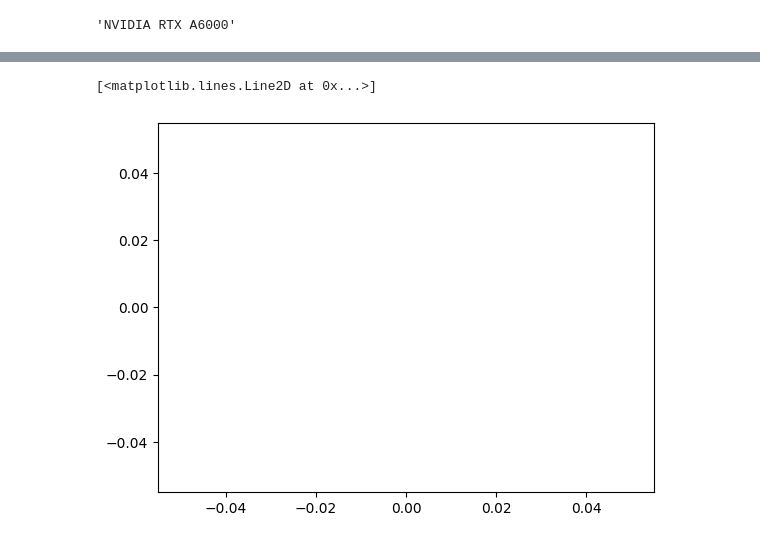
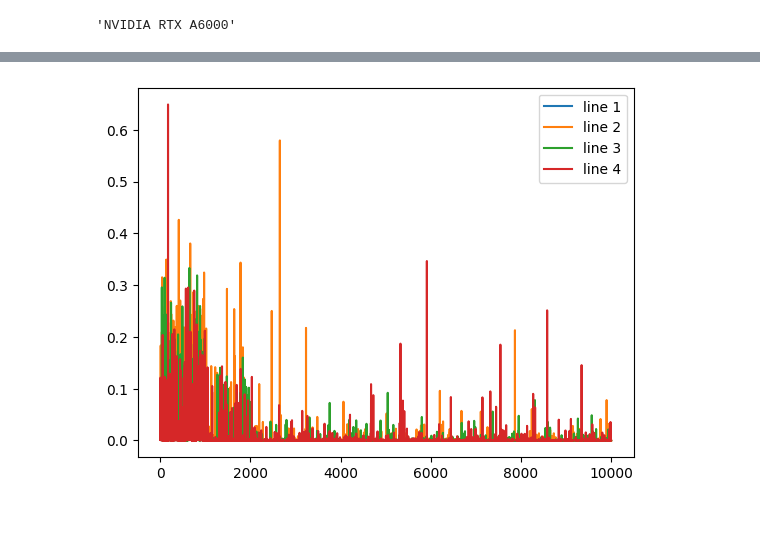
Before and after one commit to arnajak/Symbol-tuning, a Jupyter notebook: Merge_model.ipynb, the cells around one changed output, grey strips where cells are left out. Drawn from its saved outputs; the diff is of its cells as text; code cells hidden in the pictures.

```diff
--- a/Merge_model.ipynb
+++ b/Merge_model.ipynb
@@ -305,5 +330,16 @@ plt.plot(perplexities_3)
-# %%
-plt.plot(perplexities_4)
-# %% [output]
-[<matplotlib.lines.Line2D at 0x...>]
-[figure, removed]
+# %%
+def to_cpu(losses):
+    return losses.cpu().detach().numpy()
+loss_1 = map(to_cpu,losses_1)
+loss_2 = map(to_cpu,losses_2)
+loss_3 = map(to_cpu,losses_3)
+loss_4 = map(to_cpu,losses_4)
+# %%
+plt.plot(list(loss_1),label = "line 1")
+plt.plot(list(loss_2),label = "line 2")
+plt.plot(list(loss_3),label = "line 3")
+plt.plot(list(loss_4),label = "line 4")
+plt.legend()
+plt.show()
+# %% [output]
+[figure, added]
```
Also changed, not shown: parts of 7 cells of this notebook.
